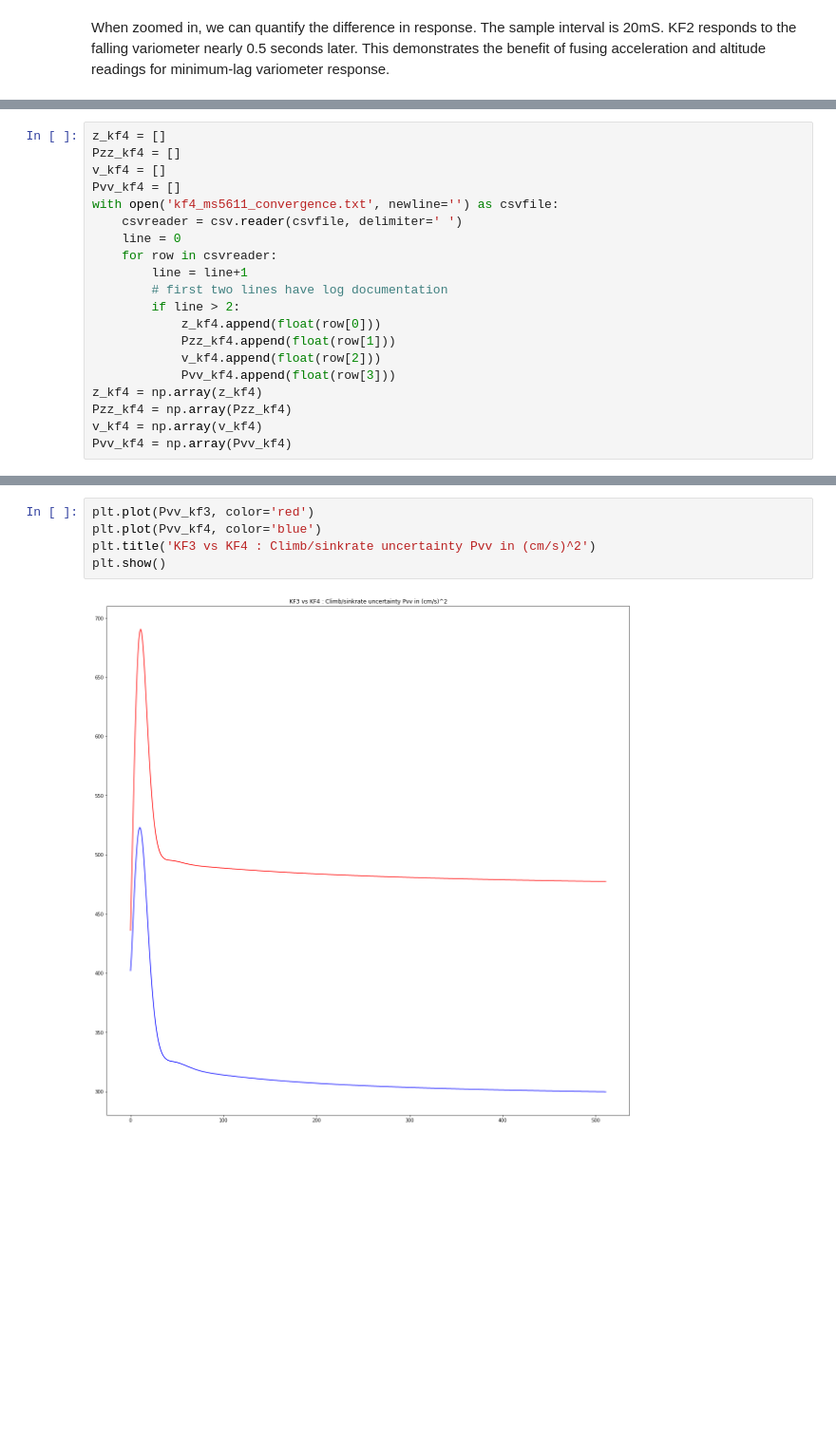
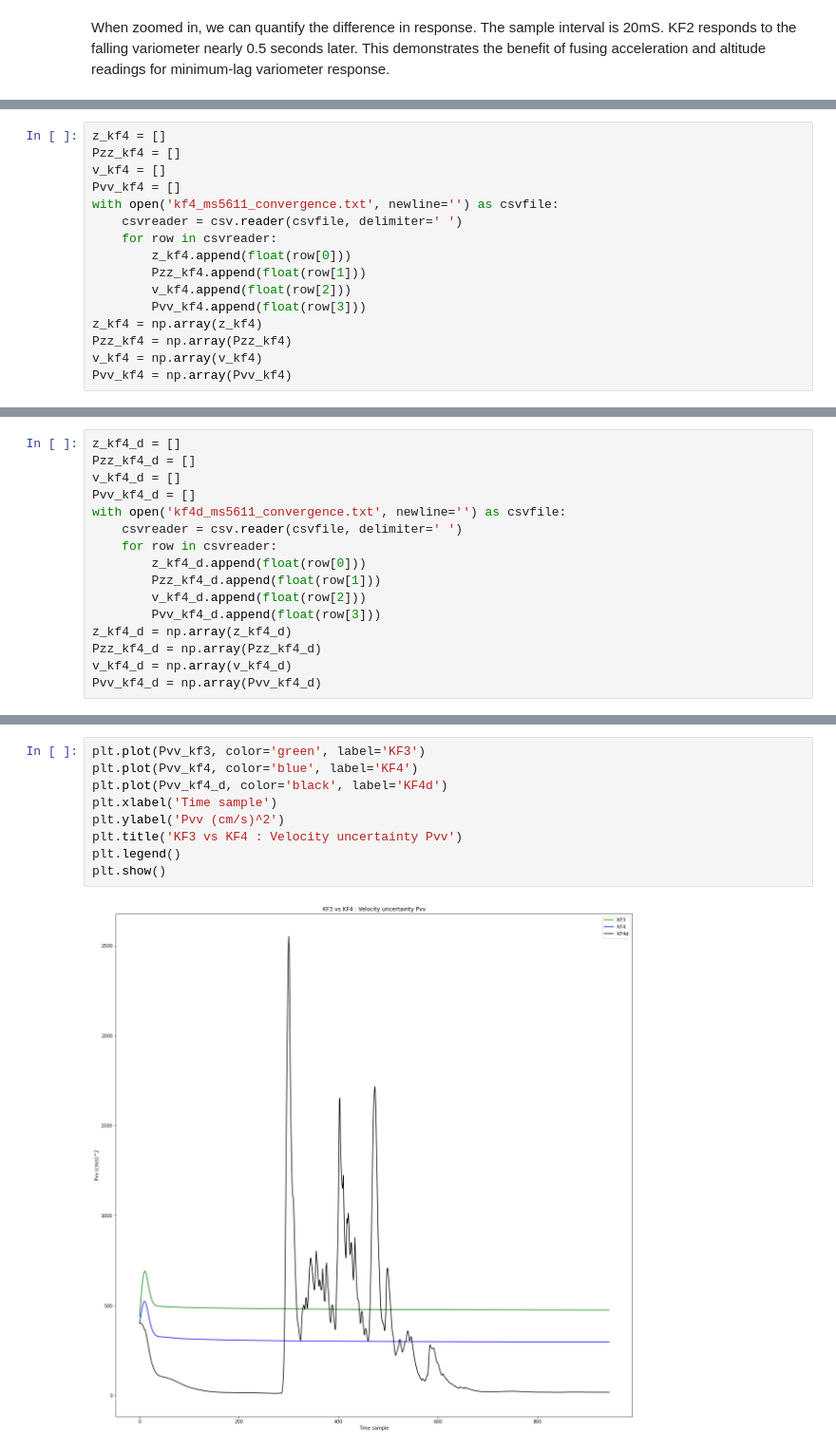
Before and after one commit to har-in-air/ESP32_IMU_BARO_GPS_VARIO, a Jupyter notebook: offline/compare_kf2_kf3_kf4.ipynb, the cells around one changed output, grey strips where cells are left out. Shown at 95% size. Saved outputs shown, nothing was run; the diff lists cells and outputs as text; blank space fills up the shorter version.

```diff
--- a/offline/compare_kf2_kf3_kf4.ipynb
+++ b/offline/compare_kf2_kf3_kf4.ipynb
@@ -179,15 +224,11 @@ v_kf4 = []
 Pvv_kf4 = []
 with open('kf4_ms5611_convergence.txt', newline='') as csvfile:
     csvreader = csv.reader(csvfile, delimiter=' ')
-    line = 0
     for row in csvreader:
-        line = line+1
-        # first two lines have log documentation
-        if line > 2:
-            z_kf4.append(float(row[0]))
-            Pzz_kf4.append(float(row[1]))
-            v_kf4.append(float(row[2]))
-            Pvv_kf4.append(float(row[3]))
+        z_kf4.append(float(row[0]))
+        Pzz_kf4.append(float(row[1]))
+        v_kf4.append(float(row[2]))
+        Pvv_kf4.append(float(row[3]))
 z_kf4 = np.array(z_kf4)
 Pzz_kf4 = np.array(Pzz_kf4)
 v_kf4 = np.array(v_kf4)
@@ -198,0 +236,16 @@ Compare KF3 and KF4 altitude uncertainty convergence for the first 512 filter ou
+# %%
+z_kf4_d = []
+Pzz_kf4_d = []
+v_kf4_d = []
+Pvv_kf4_d = []
+with open('kf4d_ms5611_convergence.txt', newline='') as csvfile:
+    csvreader = csv.reader(csvfile, delimiter=' ')
+    for row in csvreader:
+        z_kf4_d.append(float(row[0]))
+        Pzz_kf4_d.append(float(row[1]))
+        v_kf4_d.append(float(row[2]))
+        Pvv_kf4_d.append(float(row[3]))
+z_kf4_d = np.array(z_kf4_d)
+Pzz_kf4_d = np.array(Pzz_kf4_d)
+v_kf4_d = np.array(v_kf4_d)
+Pvv_kf4_d = np.array(Pvv_kf4_d)
@@ -219,7 +288,11 @@ Compare KF3 and KF4 climb/sink rate uncertainty convergence for first 512 filter
 # %%
-plt.plot(Pvv_kf3, color='red')
-plt.plot(Pvv_kf4, color='blue')
-plt.title('KF3 vs KF4 : Climb/sinkrate uncertainty Pvv in (cm/s)^2')
+plt.plot(Pvv_kf3, color='green', label='KF3')
+plt.plot(Pvv_kf4, color='blue', label='KF4')
+plt.plot(Pvv_kf4_d, color='black', label='KF4d')
+plt.xlabel('Time sample')
+plt.ylabel('Pvv (cm/s)^2')
+plt.title('KF3 vs KF4 : Velocity uncertainty Pvv')
+plt.legend()
 plt.show()
 # %% [output]
-[figure, old version]
+[figure, new version]
```
Also changed, not shown: parts of 24 cells of this notebook, 11 other files.
